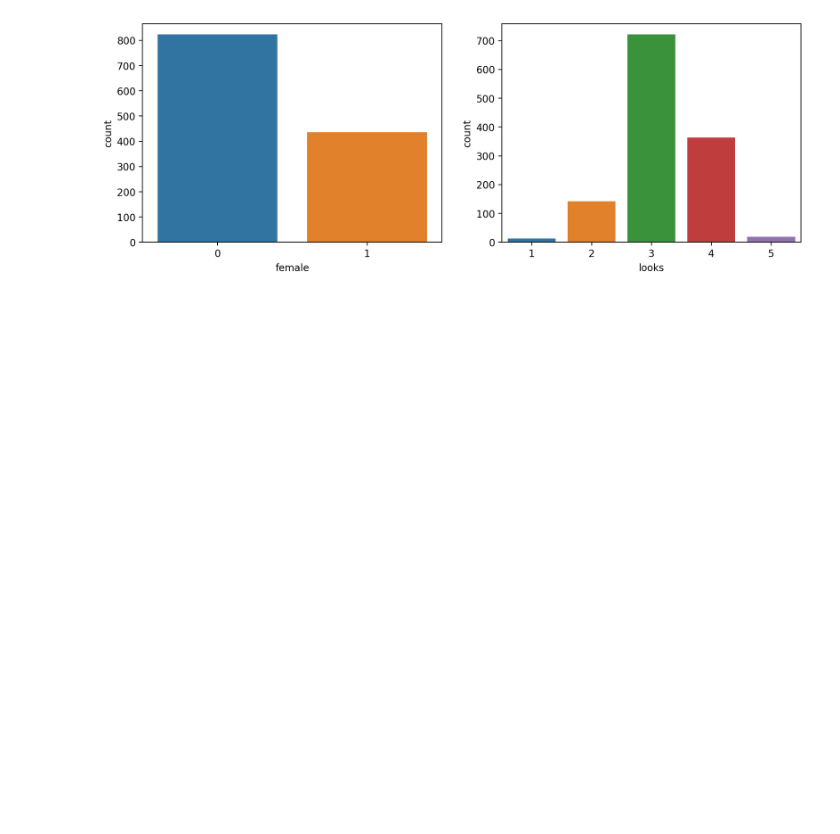
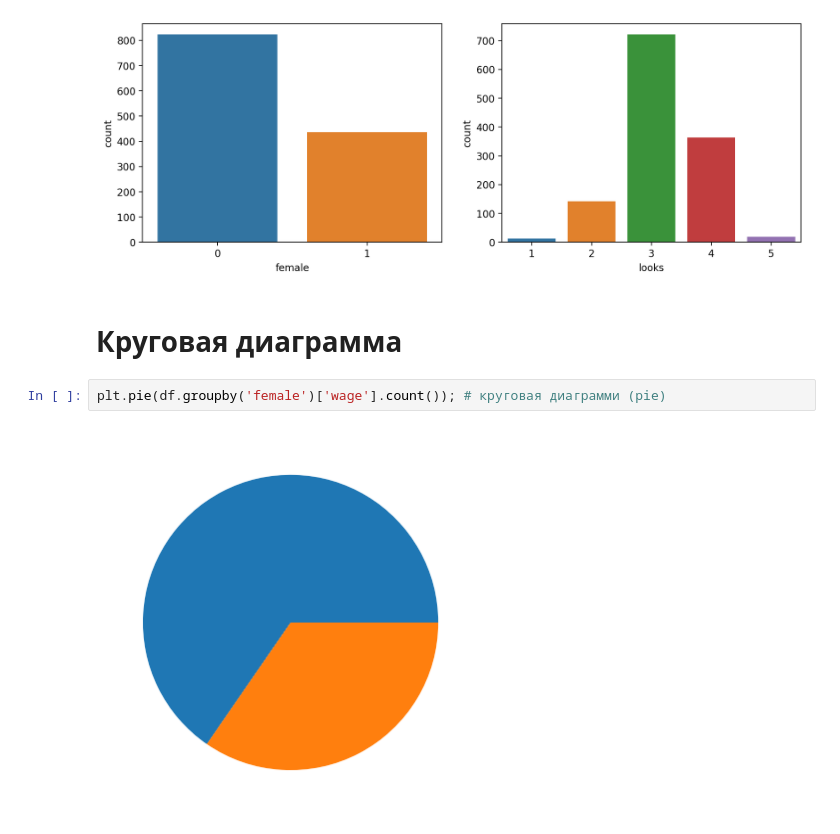
Before and after one commit to nikolay-sobyanin/ML, a Jupyter notebook: visualization/basic.ipynb, the cells around one changed output. Cells and saved outputs as stored; diff of their text form; blank space fills up the shorter version.

Commit message:
visualization finish

```diff
--- a/visualization/basic.ipynb
+++ b/visualization/basic.ipynb
@@ -99,3 +99,9 @@ sns.countplot(x='female', data=df, ax=axes[0])
 sns.countplot(x='looks', data=df, ax=axes[1]);
 # %% [output]
 [figure]
+# %% [markdown]
+# Круговая диаграмма
+# %%
+plt.pie(df.groupby('female')['wage'].count()); # круговая диаграмми (pie)
+# %% [output]
+[figure, added]
```
Also changed, not shown: parts of 10 cells of this notebook.
